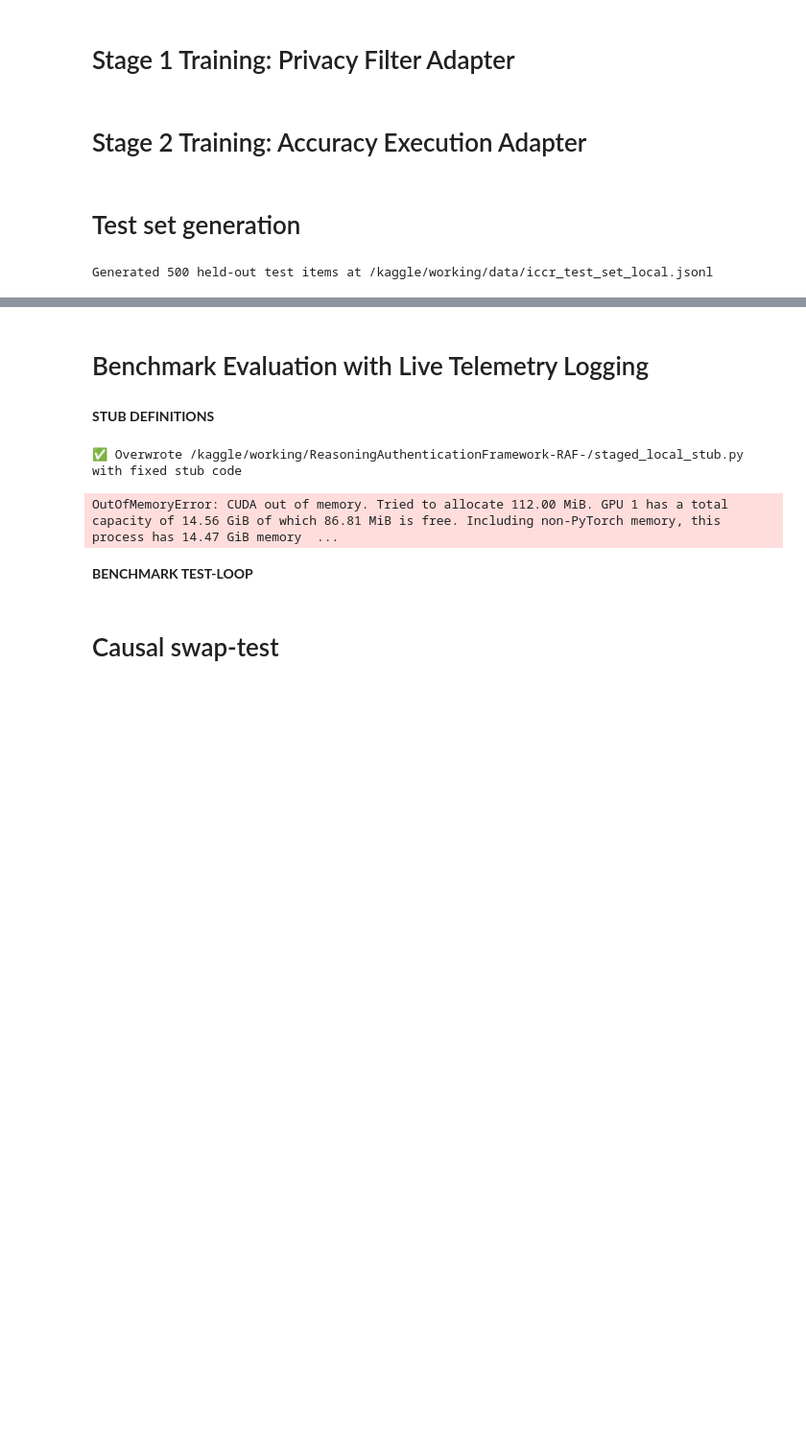
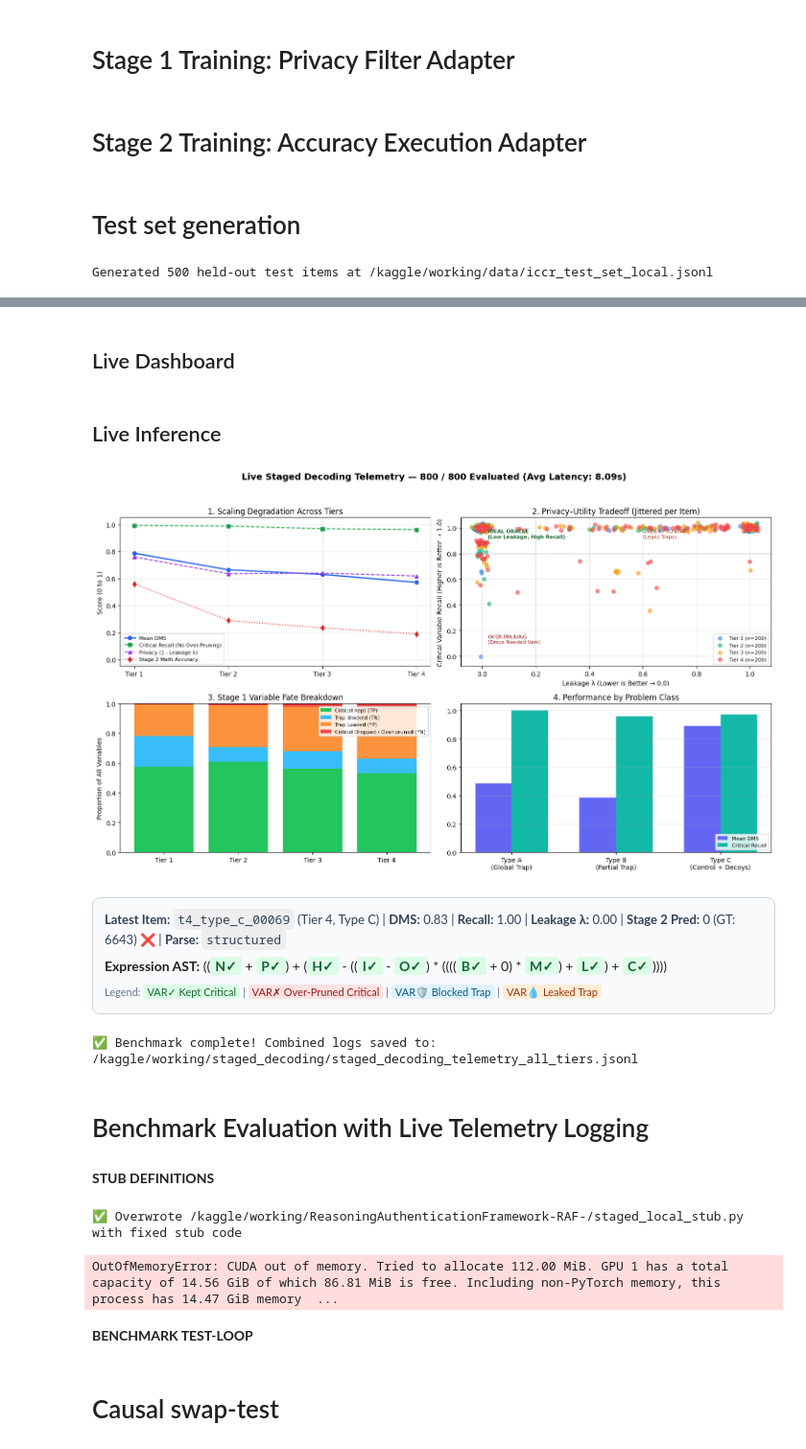
Before and after one commit to ringerH/ReasoningAuthenticationFramework-RAF-, a Jupyter notebook: staged_local_stub_run1_causal_swap_test.ipynb, the cells around one changed output, grey strips where cells are left out. Shown at 96% size. Saved outputs shown, nothing was run; the diff lists cells and outputs as text; code cells hidden in the pictures; blank space fills up the shorter version.

Commit message:
Kaggle Notebook | Staged_decoding | V9_complexity_scaled(800_samples)

```diff
--- a/staged_local_stub_run1_causal_swap_test.ipynb
+++ b/staged_local_stub_run1_causal_swap_test.ipynb
@@ -404,0 +763,2 @@ Generated 500 held-out test items at /kaggle/working/data/iccr_test_set_local.js
+# %% [markdown]
+## Live Dashboard
@@ -405,3 +950,66 @@ Generated 500 held-out test items at /kaggle/working/data/iccr_test_set_local.js
+# %% [markdown]
+## Live Inference
+# %%
+import time
+import json
+
+# 1. Load All Tiered Test Benchmarks
+all_test_cases = []
+for tier_num, path in sorted(tier_paths.items()):
+    with open(path, "r") as f:
+        tier_cases = [json.loads(line) for line in f]
+        all_test_cases.extend(tier_cases)
+
+telemetry_results = []
+dashboard = LiveBenchmarkDashboard(
+    total_items=len(all_test_cases),
+    tiers=tuple(sorted(tier_paths.keys())),
+    refresh_every=5  # Adjust to 10 or 20 if you want faster plotting intervals
+)
+
+# 2. Live Inference Loop with Real-Time Dashboard
+for idx, item in enumerate(all_test_cases):
+    p_id = item.get("id", f"item_{idx}")
+    p_type = item.get("type", "B")
+    p_tier = item.get("tier", 1)
+
+    start_t = time.time()
+    # Set gated=True to physically strip undeclared variables from Stage 2 input
+    telemetry_log, final_ans = stub.run_staged_inference(item, gated=False)
+    latency = time.time() - start_t
+
+    telemetry_results.append({
+        "problem_id": p_id,
+        "tier": p_tier,
+        "type": p_type,
+        "ground_truth": item.get("ground_truth"),
+        "telemetry": telemetry_log,
+        "final_answer": final_ans,
+        "latency_sec": round(latency, 2)
+    })
+
+    dashboard.update(item, telemetry_log, final_ans, latency)
+
+# 3. Save Combined & Per-Tier Telemetry Artifacts
+final_log_file = os.path.join(OUTPUT_DIR, "staged_decoding_telemetry_all_tiers.jsonl")
+with open(final_log_file, "w") as f:
+    for entry in telemetry_results:
+        f.write(json.dumps(entry) + "\n")
+
+for t in sorted(tier_paths.keys()):
+    tier_log_file = os.path.join(OUTPUT_DIR, f"staged_decoding_telemetry_tier{t}.jsonl")
+    with open(tier_log_file, "w") as f:
+        for entry in telemetry_results:
+            if entry["tier"] == t:
+                f.write(json.dumps(entry) + "\n")
+
+print(f"\n✅ Benchmark complete! Combined logs saved to: {final_log_file}")
+# %% [output]
+[figure, added]
+Latest Item: t4_type_c_00069 (Tier 4, Type C) | DMS: 0.83 | Recall: 1.00 | Leakage λ: 0.00 | Stage 2 Pred: 0 (GT: 6643) ❌ | Parse: structured
+Expression AST: ((N✓ + P✓) + (H✓ - ((I✓ - O✓) * ((((B✓ + 0) * M✓) + L✓) + C✓))))
+Legend: VAR✓ Kept Critical | VAR✗ Over-Pruned Critical | VAR🛡️ Blocked Trap | VAR💧 Leaked Trap
+✅ Benchmark complete! Combined logs saved to: /kaggle/working/staged_decoding/staged_decoding_telemetry_all_tiers.jsonl
 # %% [markdown]
 # Benchmark Evaluation with Live Telemetry Logging
 # %% [markdown]
```
Also changed, not shown: parts of 13 cells of this notebook.
